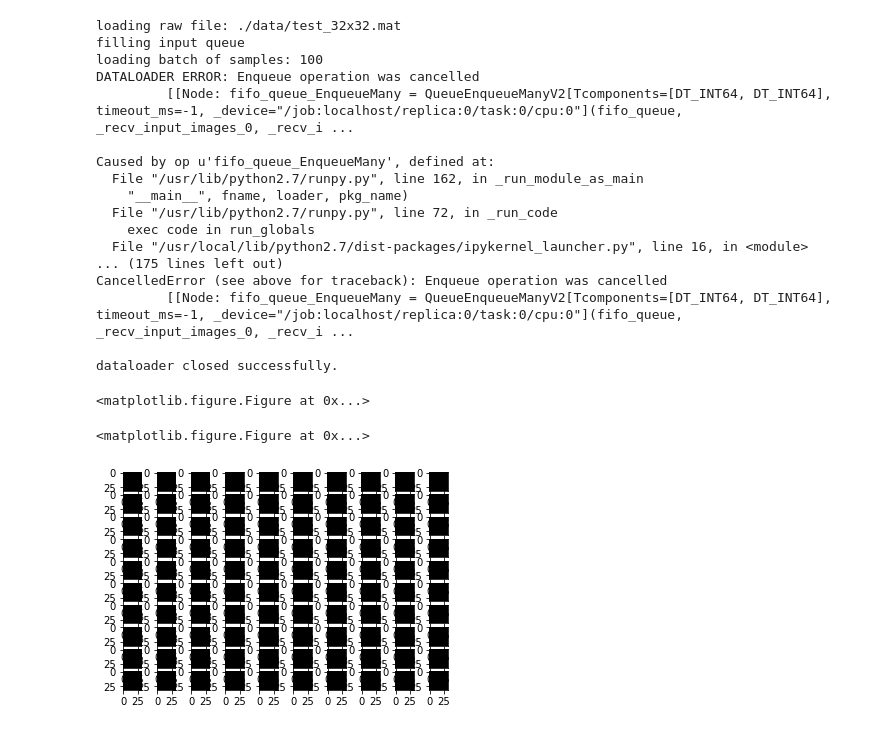
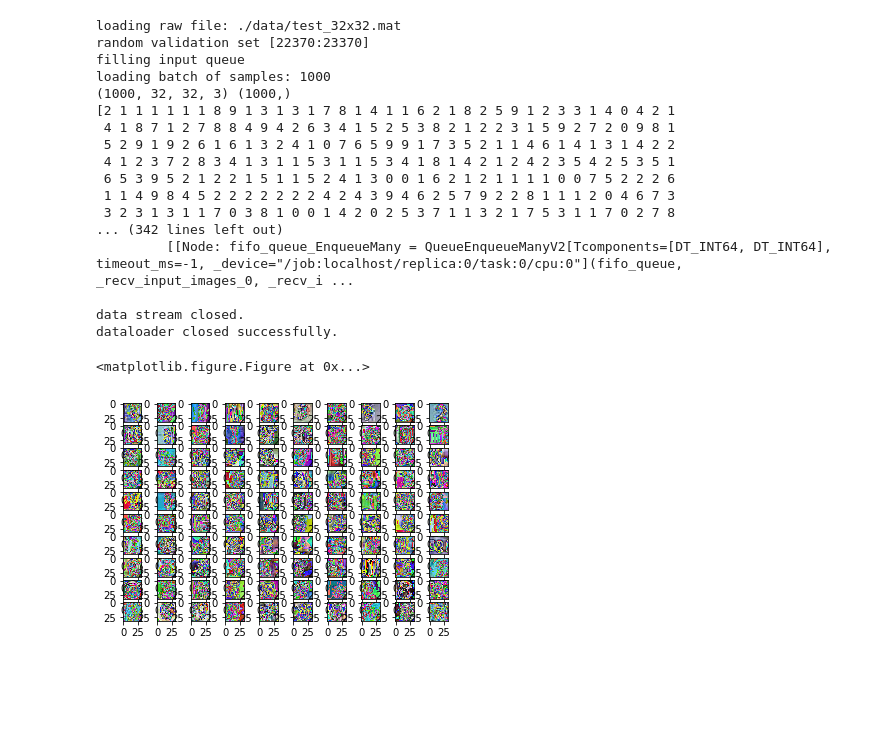
Before and after one commit to gypleon/AI_Ass_SVHN, a Jupyter notebook: test.ipynb, the cells around one changed output. Drawn from its saved outputs; the diff is of its cells as text; code cells hidden in the pictures; blank space fills up the shorter version.

```diff
--- a/test.ipynb
+++ b/test.ipynb
@@ -139,45 +139,44 @@ class DataLoader:
       print("thread error: ", e)
     print("dataloader closed successfully.")
 
 if __name__ == "__main__":
   fig = plt.figure()
   num_plot_cols = NUM_SUBPLOT_COLS
   num_plot_rows = int(math.ceil(BATCH_SIZE/num_plot_cols))
   labels = []
 
   with tf.Graph().as_default():
-    dataloader = DataLoader(VALID_DATASET_PATH, BATCH_SIZE)
+    dataloader = DataLoader(VALID_DATASET_PATH, num_valid_samples=1000)
     image_batch, label_batch = dataloader.load_batch()
     run_options = tf.RunOptions(timeout_in_ms=4000000)
     with tf.Session() as session:
       dataloader.load(session)
       for epoch in range(NUM_EXAMPLES_PER_EPOCH_FOR_EVAL // BATCH_SIZE):
         images, labels = session.run([image_batch, label_batch], options=run_options)
         print(images.shape, labels.shape)
         print(labels)
         for batch_i in range(BATCH_SIZE):
           sub_plot = fig.add_subplot(num_plot_rows, num_plot_cols, batch_i+1)
           plt.imshow(images[batch_i])
       dataloader.close(session)
   plt.show()
 # %% [output]
 loading raw file: ./data/test_32x32.mat
+random validation set [22370:23370]
 filling input queue
-loading batch of samples: 100
-DATALOADER ERROR: Enqueue operation was cancelled
+loading batch of samples: 1000
+(1000, 32, 32, 3) (1000,)
+[2 1 1 1 1 1 1 8 9 1 3 1 3 1 7 8 1 4 1 1 6 2 1 8 2 5 9 1 2 3 3 1 4 0 4 2 1
+ 4 1 8 7 1 2 7 8 8 4 9 4 2 6 3 4 1 5 2 5 3 8 2 1 2 2 3 1 5 9 2 7 2 0 9 8 1
+ 5 2 9 1 9 2 6 1 6 1 3 2 4 1 0 7 6 5 9 9 1 7 3 5 2 1 1 4 6 1 4 1 3 1 4 2 2
+ 4 1 2 3 7 2 8 3 4 1 3 1 1 5 3 1 1 5 3 4 1 8 1 4 2 1 2 4 2 3 5 4 2 5 3 5 1
+ 6 5 3 9 5 2 1 2 2 1 5 1 1 5 2 4 1 3 0 0 1 6 2 1 2 1 1 1 1 0 0 7 5 2 2 2 6
+ 1 1 4 9 8 4 5 2 2 2 2 2 2 2 4 2 4 3 9 4 6 2 5 7 9 2 2 8 1 1 1 2 0 4 6 7 3
+ 3 2 3 1 3 1 1 7 0 3 8 1 0 0 1 4 2 0 2 5 3 7 1 1 3 2 1 7 5 3 1 1 7 0 2 7 8
+... (342 lines left out)
          [[Node: fifo_queue_EnqueueMany = QueueEnqueueManyV2[Tcomponents=[DT_INT64, DT_INT64], timeout_ms=-1, _device="/job:localhost/replica:0/task:0/cpu:0"](fifo_queue, _recv_input_images_0, _recv_i ...
 
-Caused by op u'fifo_queue_EnqueueMany', defined at:
-  File "/usr/lib/python2.7/runpy.py", line 162, in _run_module_as_main
-    "__main__", fname, loader, pkg_name)
-  File "/usr/lib/python2.7/runpy.py", line 72, in _run_code
-    exec code in run_globals
-  File "/usr/local/lib/python2.7/dist-packages/ipykernel_launcher.py", line 16, in <module>
-... (175 lines left out)
-CancelledError (see above for traceback): Enqueue operation was cancelled
-         [[Node: fifo_queue_EnqueueMany = QueueEnqueueManyV2[Tcomponents=[DT_INT64, DT_INT64], timeout_ms=-1, _device="/job:localhost/replica:0/task:0/cpu:0"](fifo_queue, _recv_input_images_0, _recv_i ...
-
+data stream closed.
 dataloader closed successfully.
 <matplotlib.figure.Figure at 0x...>
-<matplotlib.figure.Figure at 0x...>
-[figure, old version]
+[figure, new version]
```
Also changed, not shown: 24 other files.
